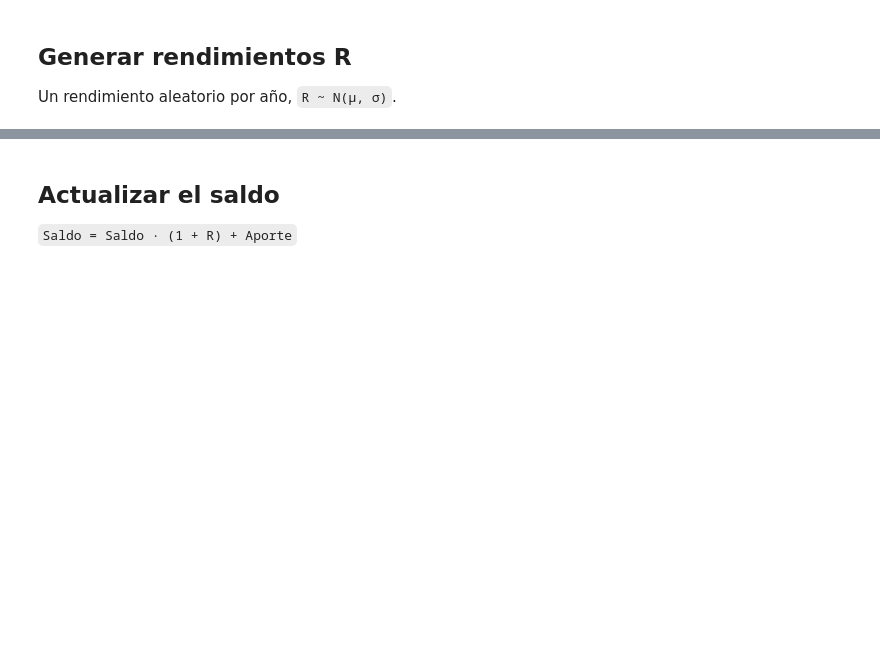
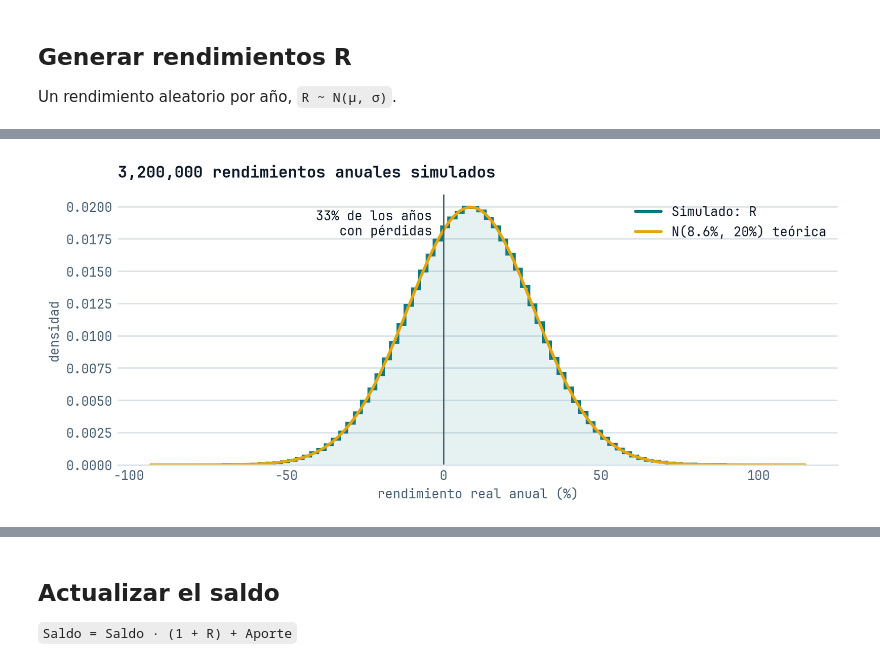
Before and after one commit to josgarciave/montecarlo-bomba-atomica-finanzas, a Jupyter notebook: notebooks/03_pensiones.ipynb, the cells around one changed output, grey strips where cells are left out. Saved outputs shown, nothing was run; the diff lists cells and outputs as text; code cells hidden in the pictures; blank space fills up the shorter version.

```diff
--- a/notebooks/03_pensiones.ipynb
+++ b/notebooks/03_pensiones.ipynb
@@ -18,3 +71,16 @@
 ## Generar rendimientos R
 
 Un rendimiento aleatorio por año, `R ~ N(μ, σ)`.
+# %%
+rng = np.random.default_rng(SEMILLA)
+
+# Un rendimiento real por año para cada trayectoria: matriz N_SIM x HORIZONTE
+R = rng.normal(MU, SIGMA, size=(N_SIM, HORIZONTE))
+
+pd.DataFrame(
+    {
+        "simulado": [R.mean(), R.std(), (R < 0).mean(), R.min(), R.max()],
+        "teórico": [MU, SIGMA, stats.norm.cdf(0, MU, SIGMA), None, None],
+    },
+    index=["media", "desv. estándar", "P(R < 0)", "mínimo", "máximo"],
+).round(4)
@@ -20,0 +94,4 @@ Un rendimiento aleatorio por año, `R ~ N(μ, σ)`.
+# %%
+graficas.rendimientos(R, MU, SIGMA)
+# %% [output]
+[figure, added]
```
Also changed, not shown: parts of 22 cells of this notebook, 7 other files.
